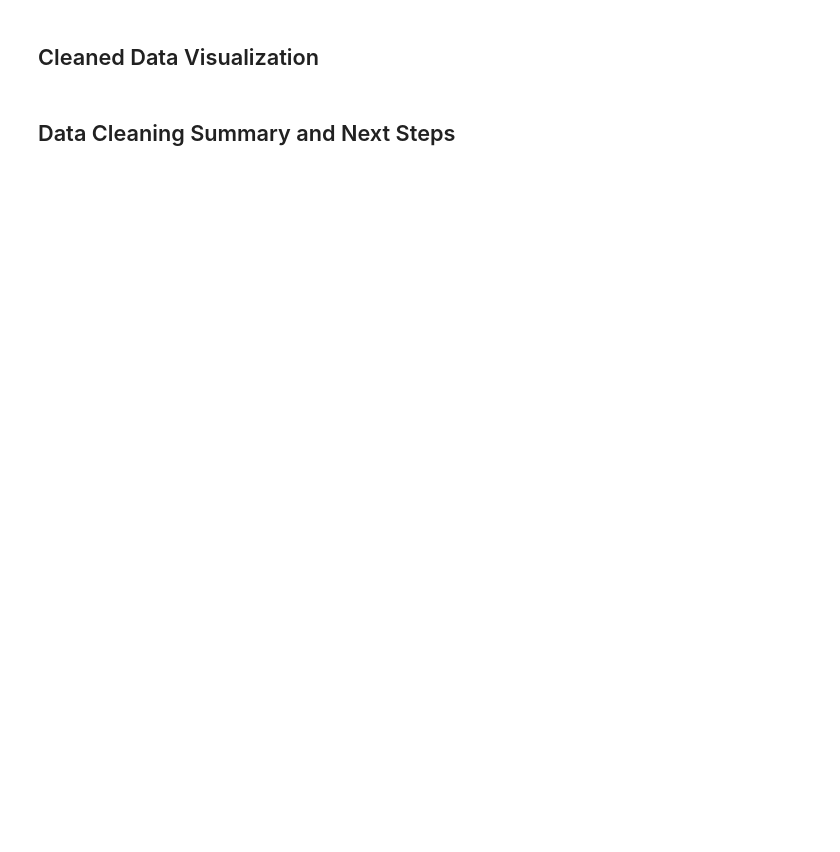
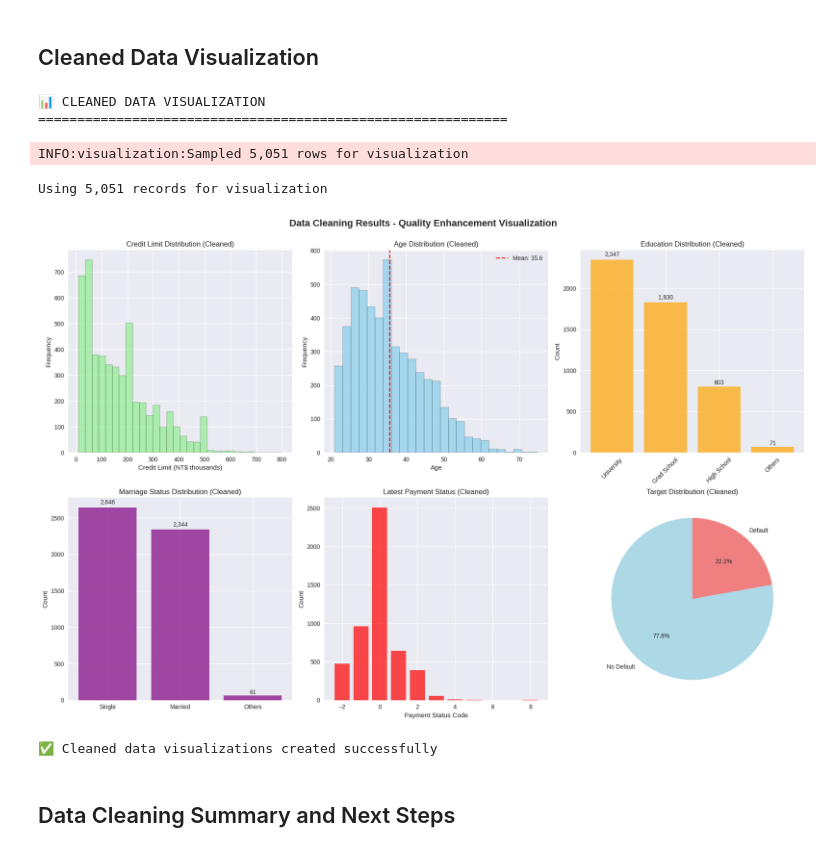
Before and after one commit to Kelompok-Nyengir/tubes-data-jumboh, a Jupyter notebook: notebooks/02_data_cleansing.ipynb, the cells around one changed output. Cells and saved outputs as stored; diff of their text form; code cells hidden in the pictures; blank space fills up the shorter version.

```diff
--- a/notebooks/02_data_cleansing.ipynb
+++ b/notebooks/02_data_cleansing.ipynb
@@ -729,21 +901,20 @@ print(f"\n✅ DATA CLEANING PHASE COMPLETED SUCCESSFULLY")
 # %% [markdown]
 ## Cleaned Data Visualization
 # %%
+import builtins
 # Create visualizations of cleaned data
 print("📊 CLEANED DATA VISUALIZATION")
 print("=" * 60)
 
 # Convert to pandas for visualization
-sample_size = min(5000, df_clean.count())
+sample_size = builtins.min(5000, df_clean.count())
 df_viz = visualizer.convert_spark_to_pandas(df_clean, sample_size=sample_size)
 
 print(f"Using {len(df_viz):,} records for visualization")
 
 # Create before/after comparison visualization
 fig, axes = plt.subplots(2, 3, figsize=(18, 12))
-fig.suptitle('Data Cleaning Results - Quality Enhancement Visualization\n' +
-            f'Analysis Date: 2025-06-20 16:01:29 UTC | Analyst: ardzz',
-            fontsize=16, fontweight='bold')
+fig.suptitle('Data Cleaning Results - Quality Enhancement Visualization\n',            fontsize=16, fontweight='bold')
 
 # 1. Credit limit distribution (cleaned)
 if 'LIMIT_BAL' in df_viz.columns:
@@ -786,33 +957,40 @@ if 'MARRIAGE' in df_viz.columns:
     # Add count labels
     for bar in bars:
         height = bar.get_height()
         axes[1,0].text(bar.get_x() + bar.get_width()/2., height + height*0.01,
                        f'{height:,}', ha='center', va='bottom')
 
 # 5. Payment status distribution (latest month, cleaned)
 if 'PAY_0' in df_viz.columns:
     pay_counts = df_viz['PAY_0'].value_counts().sort_index()
     bars = axes[1,1].bar(pay_counts.index, pay_counts.values, color='red', alpha=0.7)
     axes[1,1].set_title('Latest Payment Status (Cleaned)')
     axes[1,1].set_xlabel('Payment Status Code')
     axes[1,1].set_ylabel('Count')
 
 # 6. Target variable distribution
 target_col = "default payment next month"
 if target_col in df_viz.columns:
     target_counts = df_viz[target_col].value_counts()
     colors = ['lightblue', 'lightcoral']
     wedges, texts, autotexts = axes[1,2].pie(target_counts.values,
                                              labels=['No Default', 'Default'],
                                              autopct='%1.1f%%',
                                              colors=colors,
                                              startangle=90)
     axes[1,2].set_title('Target Distribution (Cleaned)')
 
 plt.tight_layout()
 plt.show()
 
 print(f"\n✅ Cleaned data visualizations created successfully")
+# %% [output]
+📊 CLEANED DATA VISUALIZATION
+============================================================
+INFO:visualization:Sampled 5,051 rows for visualization
+Using 5,051 records for visualization
+[figure, added]
+✅ Cleaned data visualizations created successfully
 # %% [markdown]
 ## Data Cleaning Summary and Next Steps
 # %%
```
Also changed, not shown: parts of 11 cells of this notebook, 1 other file.
